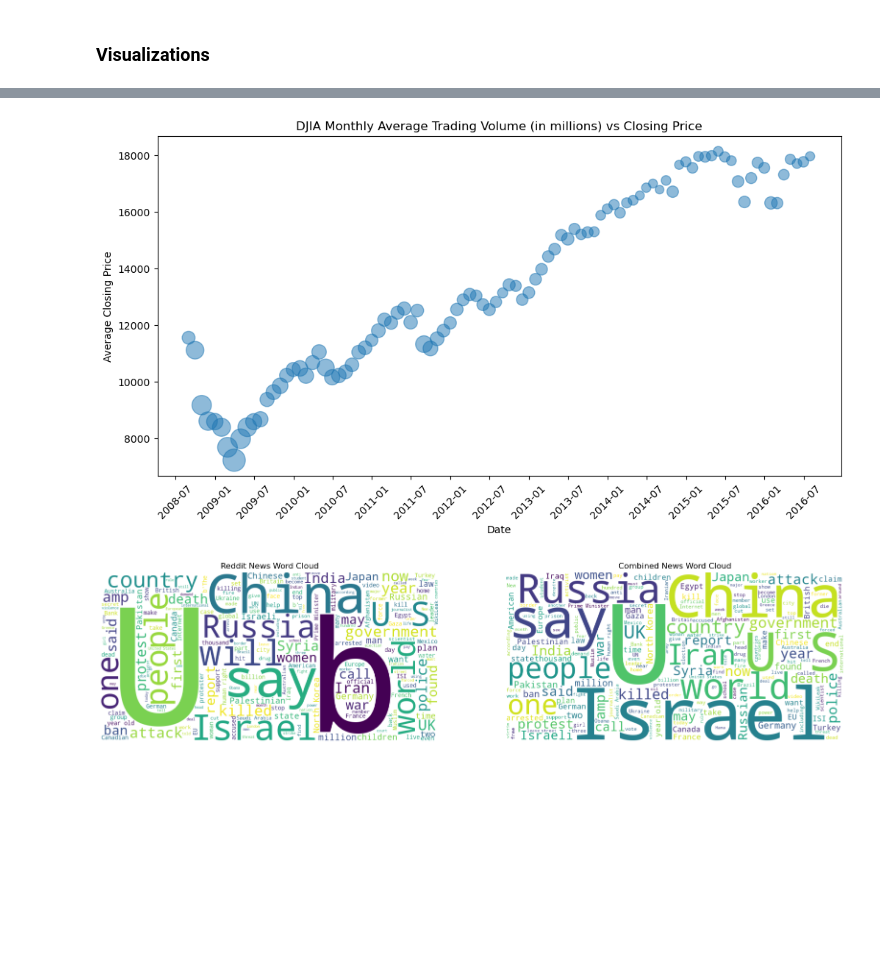
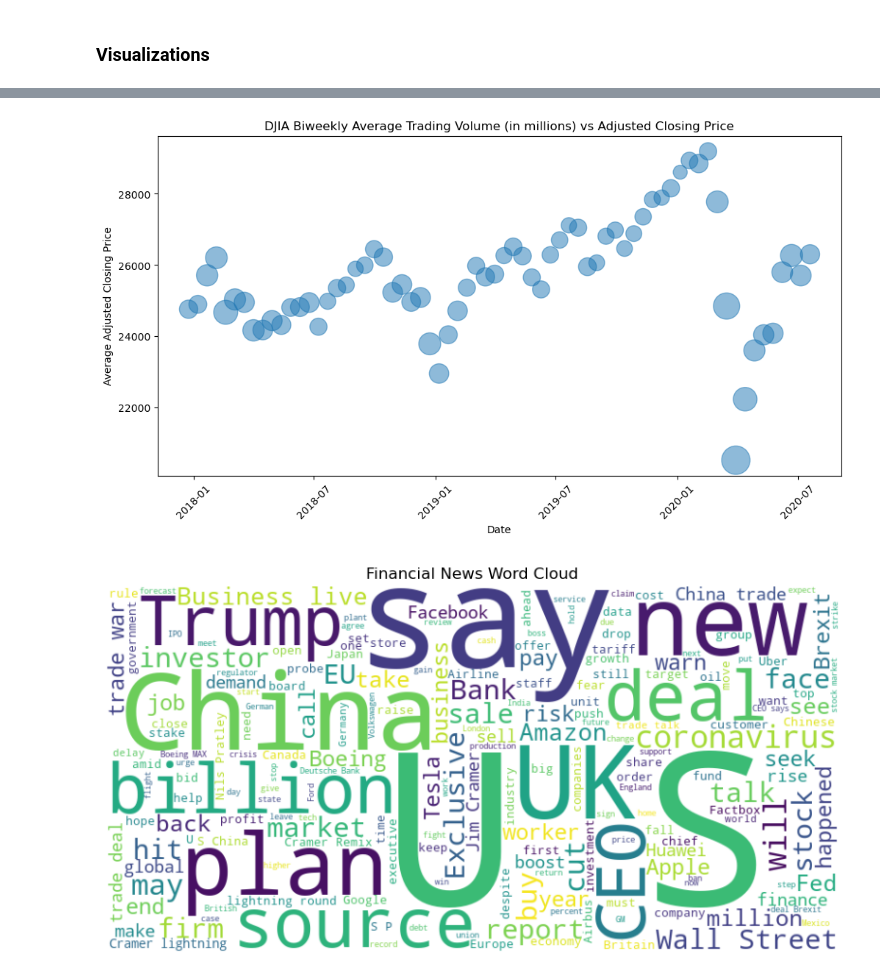
Before and after one commit to 2021sshah/BigDataFinalProject, a Jupyter notebook: djia_visualization.ipynb, the cells around one changed output, grey strips where cells are left out. Drawn from its saved outputs; the diff is of its cells as text; code cells hidden in the pictures; blank space fills up the shorter version.

Commit message:
updated visualizations

```diff
--- a/djia_visualization.ipynb
+++ b/djia_visualization.ipynb
@@ -40,6 +54,7 @@ df.head()
 # %%
-reddit_news = pd.read_csv('./RedditNews.csv', delimiter=',')
-combined_news = pd.read_csv('./Combined_News_DJIA.csv', delimiter=',')
+# reddit_news = pd.read_csv('./RedditNews.csv', delimiter=',')
+# combined_news = pd.read_csv('./Combined_News_DJIA.csv', delimiter=',')
+financial_news = pd.read_csv('./Financial_News_Cleaned.csv', delimiter=',')
 # %% [markdown]
 ### Helper Functions
 # %%
@@ -172,3 +157,18 @@ def plotNewsWordCloud():
+# %%
+def plotNewsWordCloud(financial_news):
+    words_to_exclude = []
+
+    financial_news_all_text = " ".join([str(headline) for headline in financial_news['Headlines']])
+    processed_financial_news_all_text = " ".join([word for word in financial_news_all_text.split() if len(word) > 1 and word.lower() not in [item.lower() for item in words_to_exclude]])
+    financial_news_wordcloud = WordCloud(width=800, height=400, background_color='white').generate(processed_financial_news_all_text)
+
+    plt.figure(figsize = (10, 10), facecolor = None)
+    plt.imshow(financial_news_wordcloud, interpolation="bilinear")
+    plt.title('Financial News Word Cloud')
+    plt.axis("off")
+    plt.show()
+
+    plt.show()
 # %%
 def plotRelativeVolumeHeatmap(df):
     df['Year'] = df['Date'].dt.year
@@ -223,11 +221,11 @@ plotClosingMovingPriceOverTime(df)
 # %%
-plotBubbleChartMonthlyResampled(df)
+plotBubbleChartBiweekly(df)
 # %% [output]
-[figure, old version]
+[figure, new version]
 # %%
-plotNewsWordCloud()
+plotNewsWordCloud(financial_news=financial_news)
 # %% [output]
-[figure, old version]
+[figure, new version]
 # %%
 plotRelativeVolumeHeatmap(df)
 # %% [output]
```
Also changed, not shown: parts of 14 cells of this notebook, 2 other files.
